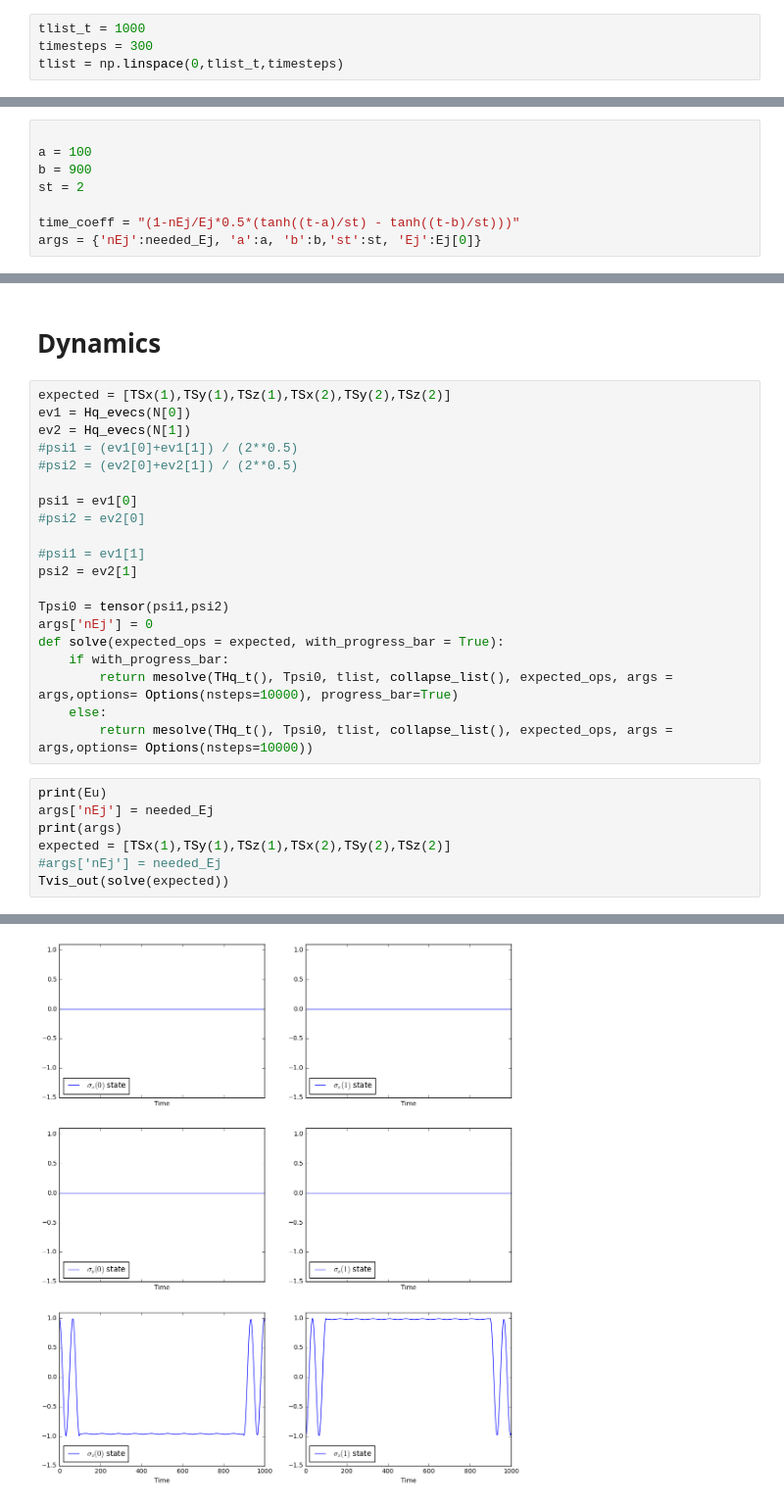
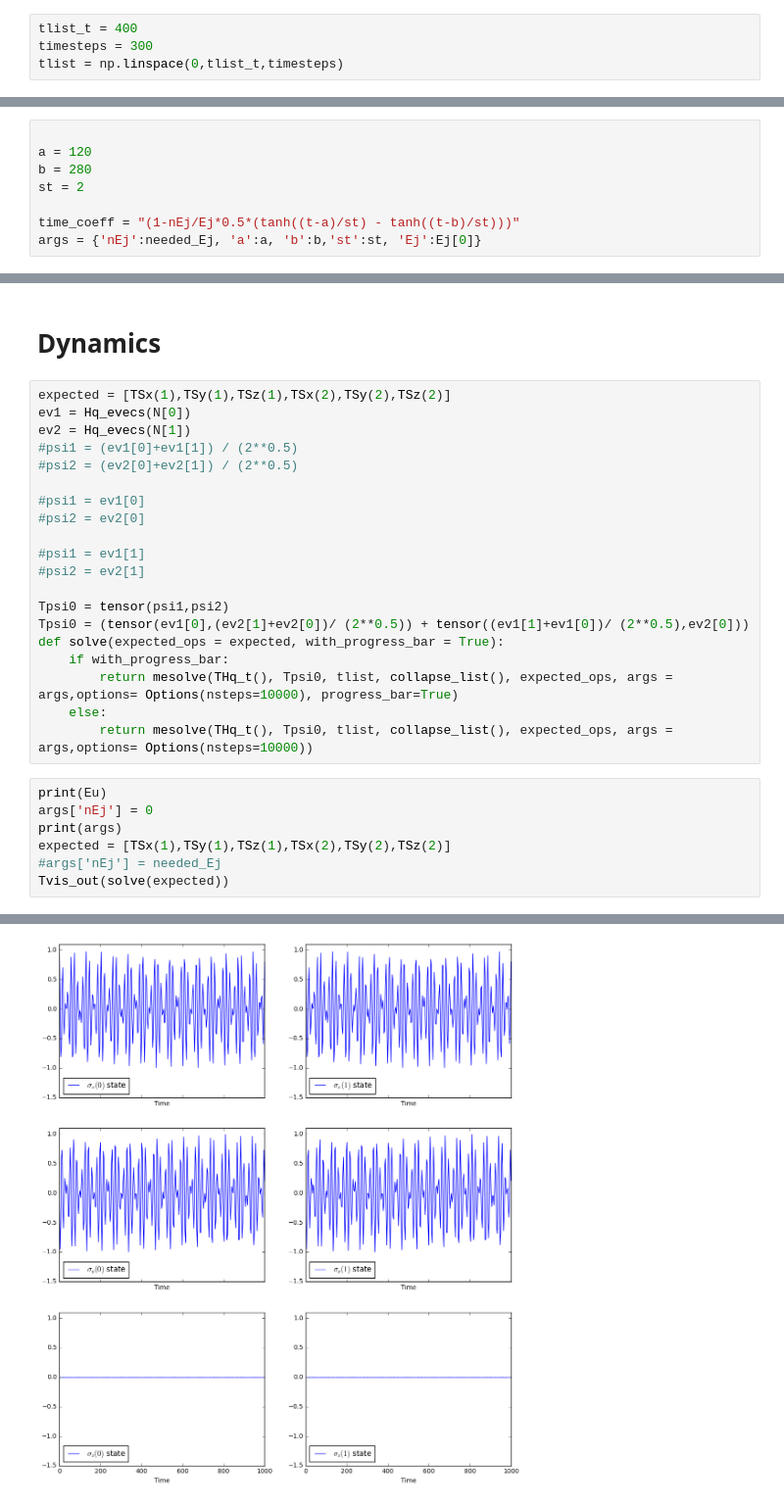
Before and after one commit to safoex/qubitlab, a Jupyter notebook: python/qutip/2qubit.ipynb, the cells around one changed output, grey strips where cells are left out. Shown at 98% size. Drawn from its saved outputs; the diff is of its cells as text.

```diff
--- a/python/qutip/2qubit.ipynb
+++ b/python/qutip/2qubit.ipynb
@@ -17,15 +18,15 @@ gamma_m = 0
 #needed_Ej =0
 #evecs = []
 # %%
-tlist_t = 1000
+tlist_t = 400
 timesteps = 300
 tlist = np.linspace(0,tlist_t,timesteps)
 # %% [markdown]
 # Pulse
 # %%
 
-a = 100
-b = 900
+a = 120
+b = 280
 st = 2
 
 time_coeff = "(1-nEj/Ej*0.5*(tanh((t-a)/st) - tanh((t-b)/st)))"
@@ -212,14 +213,14 @@ ev2 = Hq_evecs(N[1])
 #psi1 = (ev1[0]+ev1[1]) / (2**0.5)
 #psi2 = (ev2[0]+ev2[1]) / (2**0.5)
 
-psi1 = ev1[0]
+#psi1 = ev1[0]
 #psi2 = ev2[0]
 
 #psi1 = ev1[1]
-psi2 = ev2[1]
+#psi2 = ev2[1]
 
 Tpsi0 = tensor(psi1,psi2)
-args['nEj'] = 0
+Tpsi0 = (tensor(ev1[0],(ev2[1]+ev2[0])/ (2**0.5)) + tensor((ev1[1]+ev1[0])/ (2**0.5),ev2[0]))
 def solve(expected_ops = expected, with_progress_bar = True):
     if with_progress_bar:
         return mesolve(THq_t(), Tpsi0, tlist, collapse_list(), expected_ops, args = args,options= Options(nsteps=10000), progress_bar=True)
@@ -227,7 +228,7 @@ def solve(expected_ops = expected, with_progress_bar = True):
         return mesolve(THq_t(), Tpsi0, tlist, collapse_list(), expected_ops, args = args,options= Options(nsteps=10000))
 # %%
 print(Eu)
-args['nEj'] = needed_Ej
+args['nEj'] = 0
 print(args)
 expected = [TSx(1),TSy(1),TSz(1),TSx(2),TSy(2),TSz(2)]
 #args['nEj'] = needed_Ej
@@ -249,8 +250,8 @@ Total run time:  32.46s
 0 0
 0 1
 1 0
 1 1
 2 0
 2 1
-[figure, old version]
+[figure, new version]
 # %%
```
Also changed, not shown: parts of 9 cells of this notebook.
